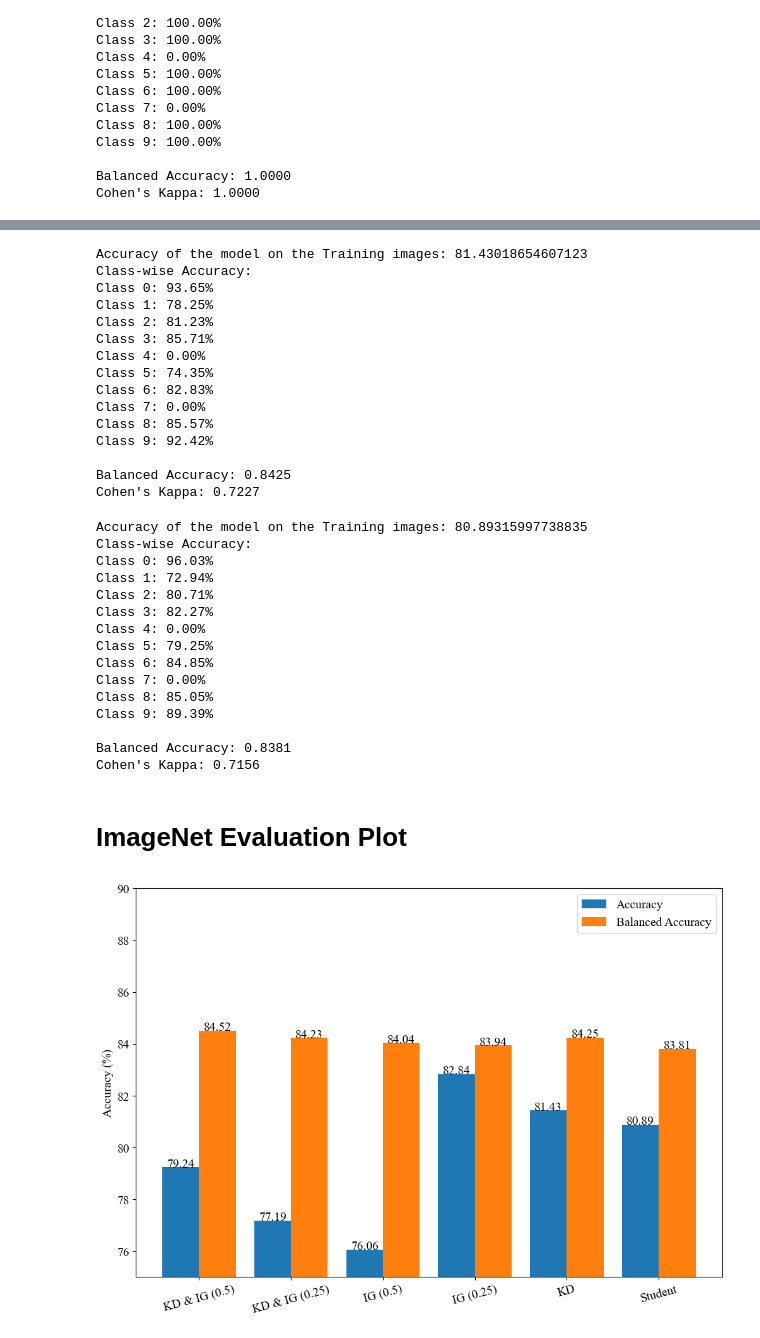
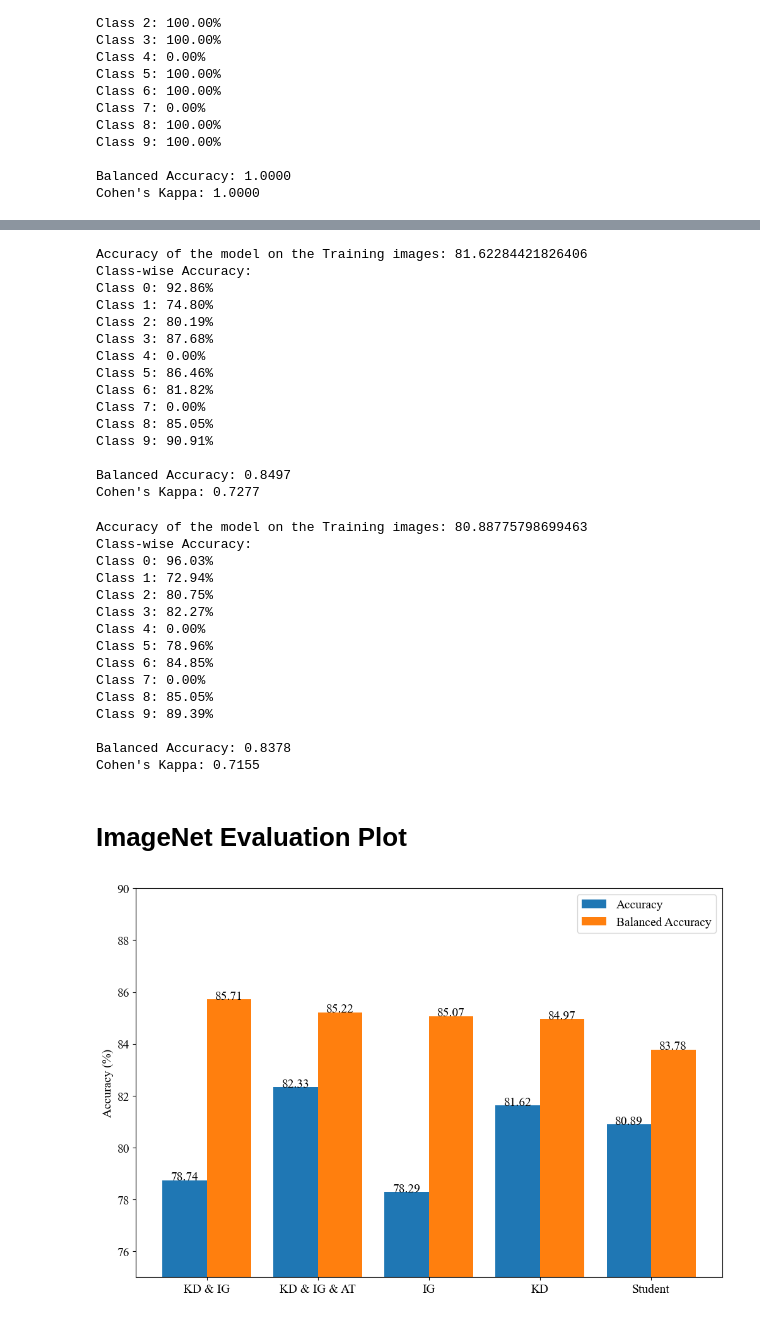
Before and after one commit to nordlinglab/ModelCompression-IntegratedGradients, a Jupyter notebook: Jupyter_notebooks/ImageNet.ipynb, the cells around one changed output, grey strips where cells are left out. Saved outputs shown, nothing was run; the diff lists cells and outputs as text; code cells hidden in the pictures.

Commit message:
kept only relevant files for development

```diff
--- a/Jupyter_notebooks/ImageNet.ipynb
+++ b/Jupyter_notebooks/ImageNet.ipynb
@@ -1437,9 +1058,4 @@ Cohen's Kappa: 0.7410
 # %%
-KD = SmallerMobileNet(mobilenet_v2(pretrained=False))
-KD.to(device)
-
-KD.load_state_dict(torch.load("../saved_models/KD.pt", weights_only=True))
-
 acc = test_model(model=KD, loader=filtered_student_dataloader, device=device)
 
 metrics = evaluate_model_performance(model=KD, dataloader=filtered_student_dataloader, device=device, num_classes=10)
@@ -1460,26 +1076,26 @@ print(f"Cohen's Kappa: {metrics['cohen_kappa']:.4f}")
 # print("\nConfusion Matrix:")
 # print(metrics["confusion_matrix"])
 # %% [output]
-Accuracy of the model on the Training images: 81.43018654607123
+Accuracy of the model on the Training images: 81.62284421826406
 Class-wise Accuracy:
-Class 0: 93.65%
-Class 1: 78.25%
-Class 2: 81.23%
-Class 3: 85.71%
+Class 0: 92.86%
+Class 1: 74.80%
+Class 2: 80.19%
+Class 3: 87.68%
 Class 4: 0.00%
-Class 5: 74.35%
-Class 6: 82.83%
+Class 5: 86.46%
+Class 6: 81.82%
 Class 7: 0.00%
-Class 8: 85.57%
-Class 9: 92.42%
+Class 8: 85.05%
+Class 9: 90.91%
 
-Balanced Accuracy: 0.8425
-Cohen's Kappa: 0.7227
+Balanced Accuracy: 0.8497
+Cohen's Kappa: 0.7277
 # %%
 Student = SmallerMobileNet(mobilenet_v2(pretrained=False))
 Student.to(device)
 
-Student.load_state_dict(torch.load("../saved_models/Student.pt", weights_only=True))
+Student.load_state_dict(torch.load("../saved_models/Student.pt", weights_only=True, map_location=device))
 
 acc = test_model(model=Student, loader=filtered_student_dataloader, device=device)
 
@@ -1501,42 +1117,42 @@ print(f"Cohen's Kappa: {metrics['cohen_kappa']:.4f}")
 # print("\nConfusion Matrix:")
 # print(metrics["confusion_matrix"])
 # %% [output]
-Accuracy of the model on the Training images: 80.89315997738835
+Accuracy of the model on the Training images: 80.88775798699463
 Class-wise Accuracy:
 Class 0: 96.03%
 Class 1: 72.94%
-Class 2: 80.71%
+Class 2: 80.75%
 Class 3: 82.27%
 Class 4: 0.00%
-Class 5: 79.25%
+Class 5: 78.96%
 Class 6: 84.85%
 Class 7: 0.00%
 Class 8: 85.05%
 Class 9: 89.39%
 
-Balanced Accuracy: 0.8381
-Cohen's Kappa: 0.7156
+Balanced Accuracy: 0.8378
+Cohen's Kappa: 0.7155
 # %% [markdown]
 # ImageNet Evaluation Plot
 # %%
 plt.figure(figsize=(12,8))
 plt.rcParams['font.family'] = 'Times New Roman'
 plt.rcParams['font.size'] = 14
-methods = ['KD & IG (0.5)', "KD & IG (0.25)", "IG (0.5)", "IG (0.25)", 'KD', 'Student']
+methods = ['KD & IG', "KD & IG & AT", "IG", 'KD', 'Student']
 method = np.arange(len(methods))
-imagenet_acc = [79.24, 77.19, 76.06, 82.84, 81.43, 80.89]
-balanced_acc = [84.52, 84.23, 84.04, 83.94, 84.25, 83.81]
+imagenet_acc = [78.74, 82.33, 78.29, 81.62, 80.89]
+balanced_acc = [85.71, 85.22, 85.07, 84.97, 83.78]
 plt.bar(method - 0.2, imagenet_acc, 0.4, label = 'Accuracy')
 plt.bar(method + 0.2, balanced_acc, 0.4, label = 'Balanced Accuracy')
 # plt.axhline(100, color='red', label='Teacher', linestyle='dashed')
 plt.legend()
-plt.xticks(method, methods, rotation=15)
+plt.xticks(method, methods, rotation=0)
 plt.ylabel("Accuracy (%)")
 plt.ylim(75, 90)
 for i in range(len(method)):
     plt.text(i - 0.2, imagenet_acc[i], imagenet_acc[i], ha = 'center')
     plt.text(i + 0.2, balanced_acc[i], balanced_acc[i], ha = 'center')
 plt.savefig("Hernandez2024_ImageNet_evaluation.pdf")
 plt.show()
 # %% [output]
-[figure, old version]
+[figure, new version]
```
Also changed, not shown: parts of 78 cells of this notebook, 11 other files.
